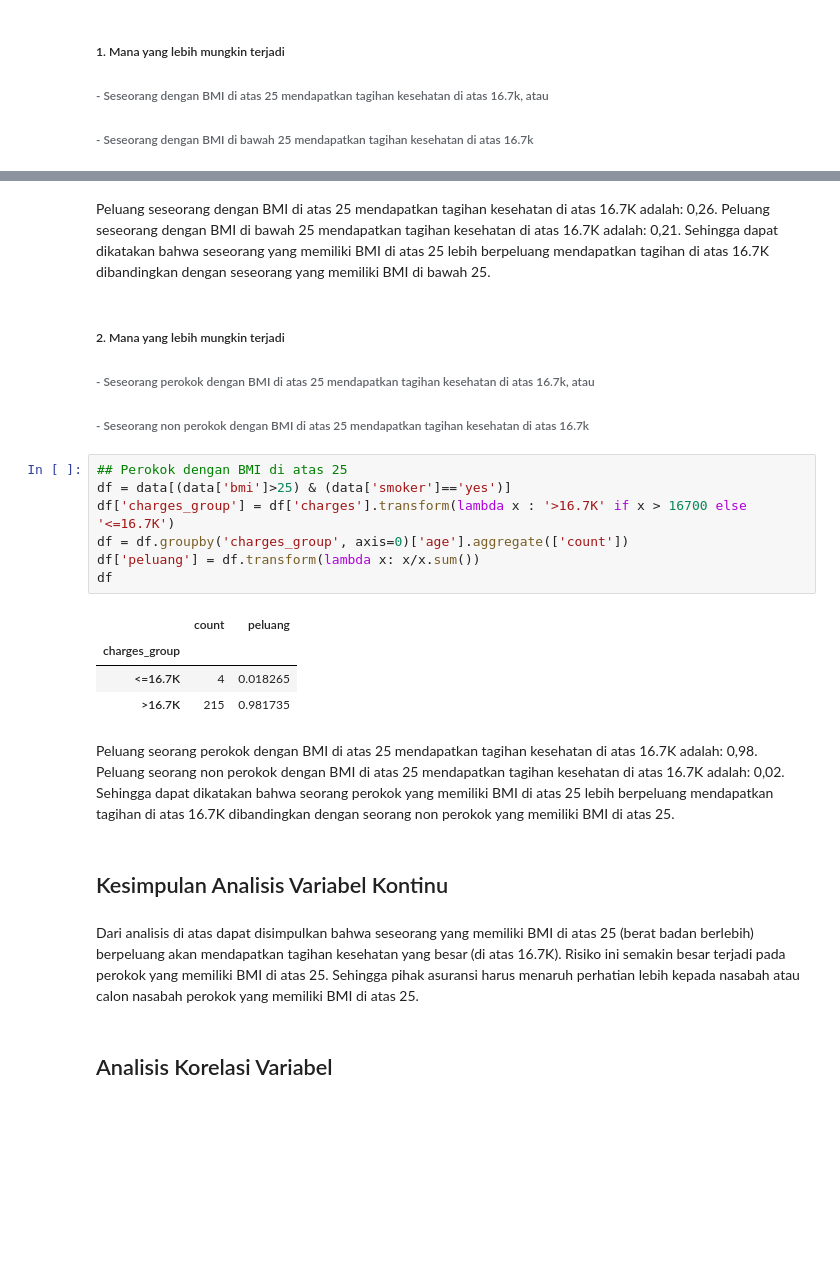
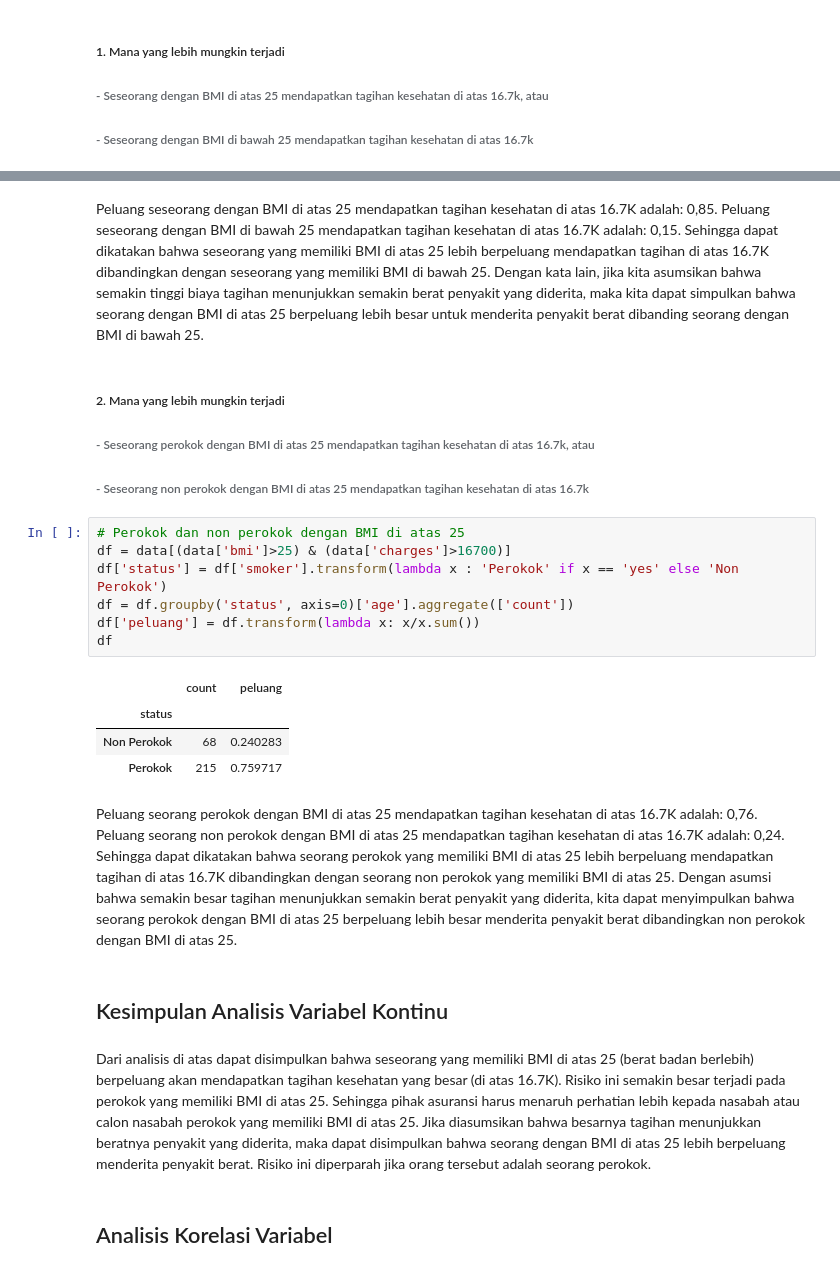
Before and after one commit to rhidayats/pacmann, a Jupyter notebook: Project Probability.ipynb, the cells around one changed output, grey strips where cells are left out. Drawn from its saved outputs; the diff is of its cells as text; blank space fills up the shorter version.

```diff
--- a/Project Probability.ipynb
+++ b/Project Probability.ipynb
@@ -207,27 +195,27 @@ df
 # %% [markdown]
-Peluang seseorang dengan BMI di atas 25 mendapatkan tagihan kesehatan di atas 16.7K adalah: 0,26. Peluang seseorang dengan BMI di bawah 25 mendapatkan tagihan kesehatan di atas 16.7K adalah: 0,21. Sehingga dapat dikatakan bahwa seseorang yang memiliki BMI di atas 25 lebih berpeluang mendapatkan tagihan di atas 16.7K dibandingkan dengan seseorang yang memiliki BMI di bawah 25.
+Peluang seseorang dengan BMI di atas 25 mendapatkan tagihan kesehatan di atas 16.7K adalah: 0,85. Peluang seseorang dengan BMI di bawah 25 mendapatkan tagihan kesehatan di atas 16.7K adalah: 0,15. Sehingga dapat dikatakan bahwa seseorang yang memiliki BMI di atas 25 lebih berpeluang mendapatkan tagihan di atas 16.7K dibandingkan dengan seseorang yang memiliki BMI di bawah 25. Dengan kata lain, jika kita asumsikan bahwa semakin tinggi biaya tagihan menunjukkan semakin berat penyakit yang diderita, maka kita dapat simpulkan bahwa seorang dengan BMI di atas 25 berpeluang lebih besar untuk menderita penyakit berat dibanding seorang dengan BMI di bawah 25.
 # %% [markdown]
 ##### 2.	Mana yang lebih mungkin terjadi
 ###### - Seseorang perokok dengan BMI di atas 25 mendapatkan tagihan kesehatan di atas 16.7k, atau
 ###### - Seseorang non perokok dengan BMI di atas 25 mendapatkan tagihan kesehatan di atas 16.7k
 # %%
-## Perokok dengan BMI di atas 25
-df = data[(data['bmi']>25) & (data['smoker']=='yes')]
-df['charges_group'] = df['charges'].transform(lambda x : '>16.7K' if x > 16700 else '<=16.7K')
-df = df.groupby('charges_group', axis=0)['age'].aggregate(['count'])
+# Perokok dan non perokok dengan BMI di atas 25
+df = data[(data['bmi']>25) & (data['charges']>16700)]
+df['status'] = df['smoker'].transform(lambda x : 'Perokok' if x == 'yes' else 'Non Perokok')
+df = df.groupby('status', axis=0)['age'].aggregate(['count'])
 df['peluang'] = df.transform(lambda x: x/x.sum())
 df
 # %% [output]
 |  | count | peluang |
-| charges_group |  |  |
-| <=16.7K | 4 | 0.018265 |
-| >16.7K | 215 | 0.981735 |
+| status |  |  |
+| Non Perokok | 68 | 0.240283 |
+| Perokok | 215 | 0.759717 |
 # %% [markdown]
-Peluang seorang perokok dengan BMI di atas 25 mendapatkan tagihan kesehatan di atas 16.7K adalah: 0,98. Peluang seorang non perokok dengan BMI di atas 25 mendapatkan tagihan kesehatan di atas 16.7K adalah: 0,02. Sehingga dapat dikatakan bahwa seorang perokok yang memiliki BMI di atas 25 lebih berpeluang mendapatkan tagihan di atas 16.7K dibandingkan dengan seorang non perokok yang memiliki BMI di atas 25.
+Peluang seorang perokok dengan BMI di atas 25 mendapatkan tagihan kesehatan di atas 16.7K adalah: 0,76. Peluang seorang non perokok dengan BMI di atas 25 mendapatkan tagihan kesehatan di atas 16.7K adalah: 0,24. Sehingga dapat dikatakan bahwa seorang perokok yang memiliki BMI di atas 25 lebih berpeluang mendapatkan tagihan di atas 16.7K dibandingkan dengan seorang non perokok yang memiliki BMI di atas 25. Dengan asumsi bahwa semakin besar tagihan menunjukkan semakin berat penyakit yang diderita, kita dapat menyimpulkan bahwa seorang perokok dengan BMI di atas 25 berpeluang lebih besar menderita penyakit berat dibandingkan non perokok dengan BMI di atas 25.
 # %% [markdown]
 ## Kesimpulan Analisis Variabel Kontinu
 # %% [markdown]
-Dari analisis di atas dapat disimpulkan bahwa seseorang yang memiliki BMI di atas 25 (berat badan berlebih) berpeluang akan mendapatkan tagihan kesehatan yang besar (di atas 16.7K). Risiko ini semakin besar terjadi pada perokok yang memiliki BMI di atas 25. Sehingga pihak asuransi harus menaruh perhatian lebih kepada nasabah  atau calon nasabah perokok yang memiliki BMI di atas 25.
+Dari analisis di atas dapat disimpulkan bahwa seseorang yang memiliki BMI di atas 25 (berat badan berlebih) berpeluang akan mendapatkan tagihan kesehatan yang besar (di atas 16.7K). Risiko ini semakin besar terjadi pada perokok yang memiliki BMI di atas 25. Sehingga pihak asuransi harus menaruh perhatian lebih kepada nasabah  atau calon nasabah perokok yang memiliki BMI di atas 25. Jika diasumsikan bahwa besarnya tagihan menunjukkan beratnya penyakit yang diderita, maka dapat disimpulkan bahwa seorang dengan BMI di atas 25 lebih berpeluang menderita penyakit berat. Risiko ini diperparah jika orang tersebut adalah seorang perokok.
 # %% [markdown]
 ## Analisis Korelasi Variabel
 # %% [markdown]
```
Also changed, not shown: parts of 10 cells of this notebook.
